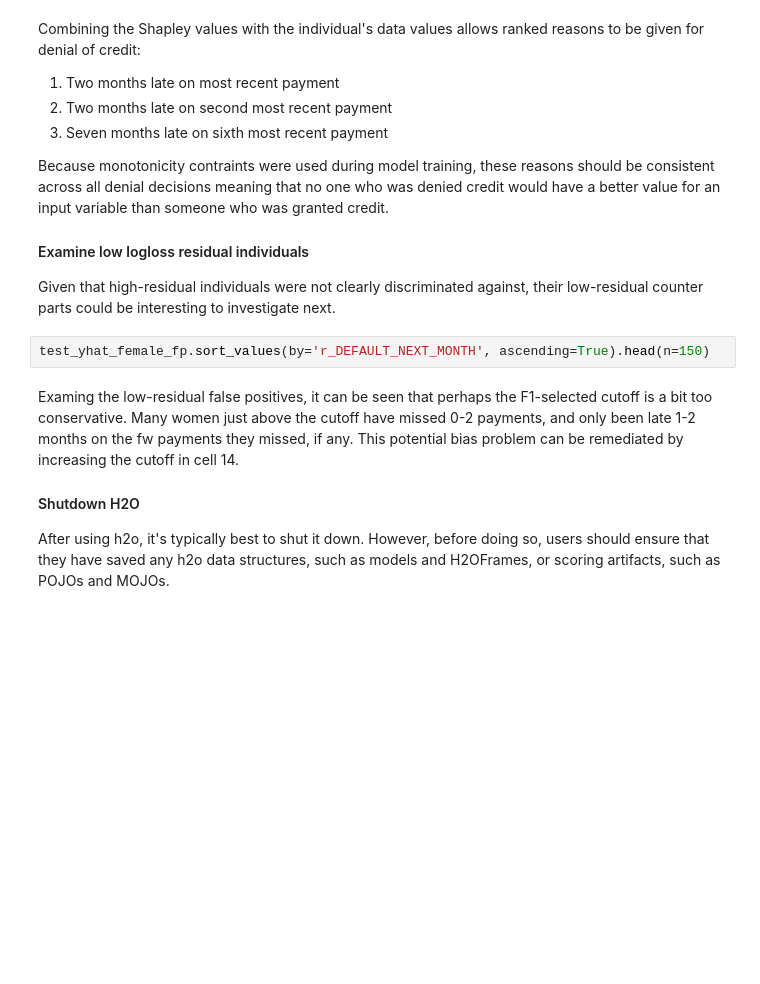
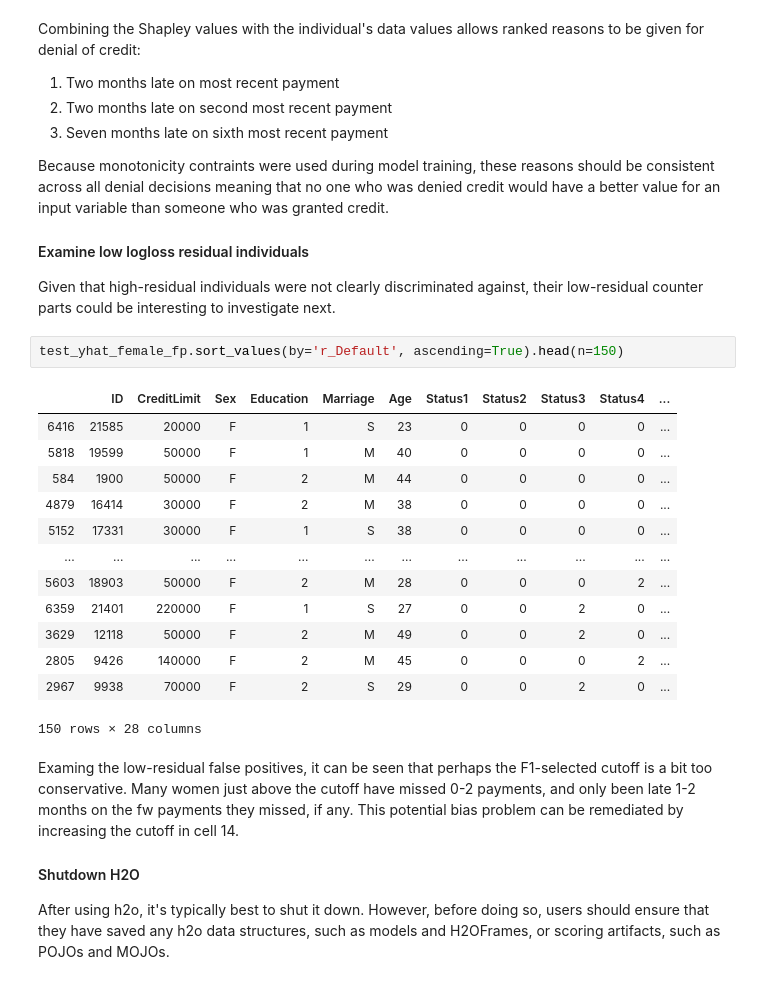
Before and after one commit to davidwhiting/aquarium_h2o3_sw, a Jupyter notebook: contents/develop/my_mli/dia.ipynb, the cells around one changed output. Saved outputs shown, nothing was run; the diff lists cells and outputs as text; blank space fills up the shorter version.

```diff
--- a/contents/develop/my_mli/dia.ipynb
+++ b/contents/develop/my_mli/dia.ipynb
@@ -738,7 +800,21 @@ Because monotonicity contraints were used during model training, these reasons s
 
 Given that high-residual individuals were not clearly discriminated against, their low-residual counter parts could be interesting to investigate next.
 # %%
-test_yhat_female_fp.sort_values(by='r_DEFAULT_NEXT_MONTH', ascending=True).head(n=150)
+test_yhat_female_fp.sort_values(by='r_Default', ascending=True).head(n=150)
+# %% [output]
+|  | ID | CreditLimit | Sex | Education | Marriage | Age | Status1 | Status2 | Status3 | Status4 | ... |
+| 6416 | 21585 | 20000 | F | 1 | S | 23 | 0 | 0 | 0 | 0 | ... |
+| 5818 | 19599 | 50000 | F | 1 | M | 40 | 0 | 0 | 0 | 0 | ... |
+| 584 | 1900 | 50000 | F | 2 | M | 44 | 0 | 0 | 0 | 0 | ... |
+| 4879 | 16414 | 30000 | F | 2 | M | 38 | 0 | 0 | 0 | 0 | ... |
+| 5152 | 17331 | 30000 | F | 1 | S | 38 | 0 | 0 | 0 | 0 | ... |
+| ... | ... | ... | ... | ... | ... | ... | ... | ... | ... | ... | ... |
+| 5603 | 18903 | 50000 | F | 2 | M | 28 | 0 | 0 | 0 | 2 | ... |
+| 6359 | 21401 | 220000 | F | 1 | S | 27 | 0 | 0 | 2 | 0 | ... |
+| 3629 | 12118 | 50000 | F | 2 | M | 49 | 0 | 0 | 2 | 0 | ... |
+| 2805 | 9426 | 140000 | F | 2 | M | 45 | 0 | 0 | 0 | 2 | ... |
+| 2967 | 9938 | 70000 | F | 2 | S | 29 | 0 | 0 | 2 | 0 | ... |
+150 rows × 28 columns
 # %% [markdown]
 Examing the low-residual false positives, it can be seen that perhaps the F1-selected cutoff is a bit too conservative. Many women just above the cutoff have missed 0-2 payments, and only been late 1-2 months on the fw payments they missed, if any. This potential bias problem can be remediated by increasing the cutoff in cell 14.
 
```
Also changed, not shown: parts of 27 cells of this notebook.
